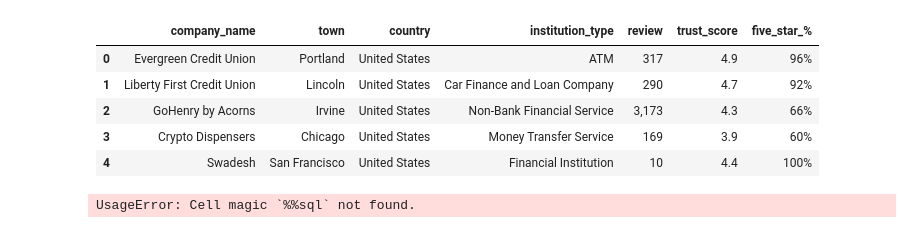
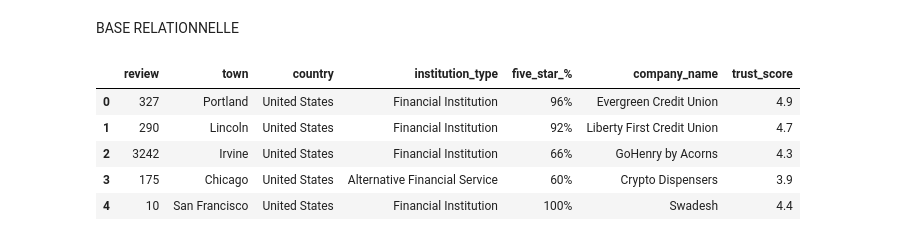
Before and after one commit to lemetice/de_satisfaction_client, a Jupyter notebook: notebook/connect_db.ipynb, the cells around one changed output. Drawn from its saved outputs; the diff is of its cells as text; code cells hidden in the pictures.

```diff
--- a/notebook/connect_db.ipynb
+++ b/notebook/connect_db.ipynb
@@ -1,3 +1,5 @@
+# %% [markdown]
+BASE RELATIONNELLE
 # %%
 import pandas as pd
 import numpy as np
@@ -9,26 +14,12 @@ import numpy as np
-# %%
-df_enterprises = pd.read_csv("D:\PROFIL\BCRK1417\Documents\Parcours_FEST\work\codes\de_satisfaction_client\data\df_enterprises.csv", sep='|')
-df_enterprises.head()
-# %% [output]
-|  | company_name | town | country | institution_type | review | trust_score | five_star_% |
-| 0 | Evergreen Credit Union | Portland | United States | ATM | 317 | 4.9 | 96% |
-| 1 | Liberty First Credit Union | Lincoln | United States | Car Finance and Loan Company | 290 | 4.7 | 92% |
-| 2 | GoHenry by Acorns | Irvine | United States | Non-Bank Financial Service | 3,173 | 4.3 | 66% |
-| 3 | Crypto Dispensers | Chicago | United States | Money Transfer Service | 169 | 3.9 | 60% |
-| 4 | Swadesh | San Francisco | United States | Financial Institution | 10 | 4.4 | 100% |
-# %%
-%%sql
-
-CREATE TABLE companies (
-    id INTEGER ,
-    company_name VARCHAR,
-    town VARCHAR,
-    country VARCHAR,
-    institution_type VARCHAR,
-    review INTEGER,
-    trustscore DOUBLE,
-    five_star_percent  DOUBLE,
-    PRIMARY KEY (id)
-);
-# %% [output]
-UsageError: Cell magic `%%sql` not found.
+# %%
+#Infos d'entreprises
+
+df_enterprises = pd.read_csv(r"C:\Users\MSI KATANA B13V\Desktop\PARCOURS DE\Projet Fil Rouge\de_satisfaction_client\data\informations_entreprises.csv", sep=',')
+df_enterprises.head()
+# %% [output]
+|  | review | town | country | institution_type | five_star_% | company_name | trust_score |
+| 0 | 327 | Portland | United States | Financial Institution | 96% | Evergreen Credit Union | 4.9 |
+| 1 | 290 | Lincoln | United States | Financial Institution | 92% | Liberty First Credit Union | 4.7 |
+| 2 | 3242 | Irvine | United States | Financial Institution | 66% | GoHenry by Acorns | 4.3 |
+| 3 | 175 | Chicago | United States | Alternative Financial Service | 60% | Crypto Dispensers | 3.9 |
+| 4 | 10 | San Francisco | United States | Financial Institution | 100% | Swadesh | 4.4 |
```
Also changed, not shown: parts of 21 cells of this notebook, 8 other files.
